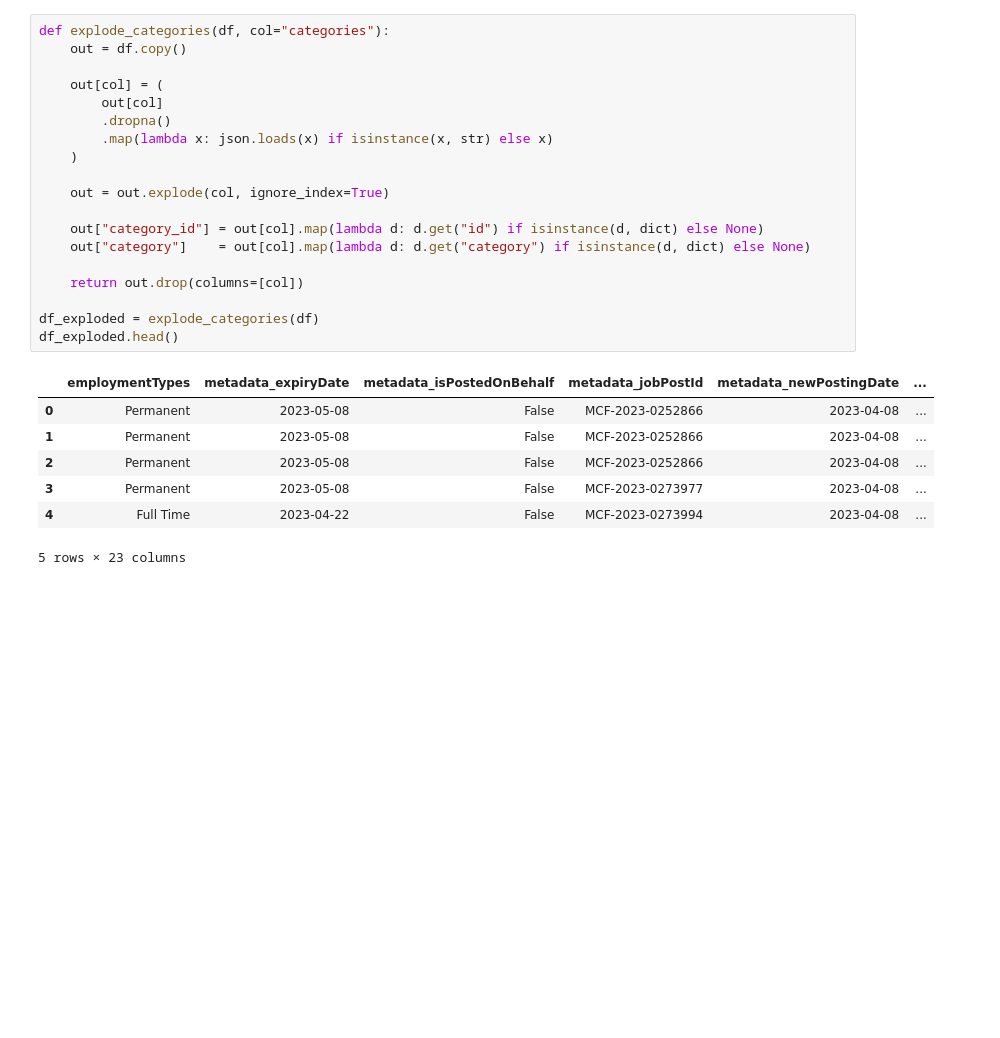
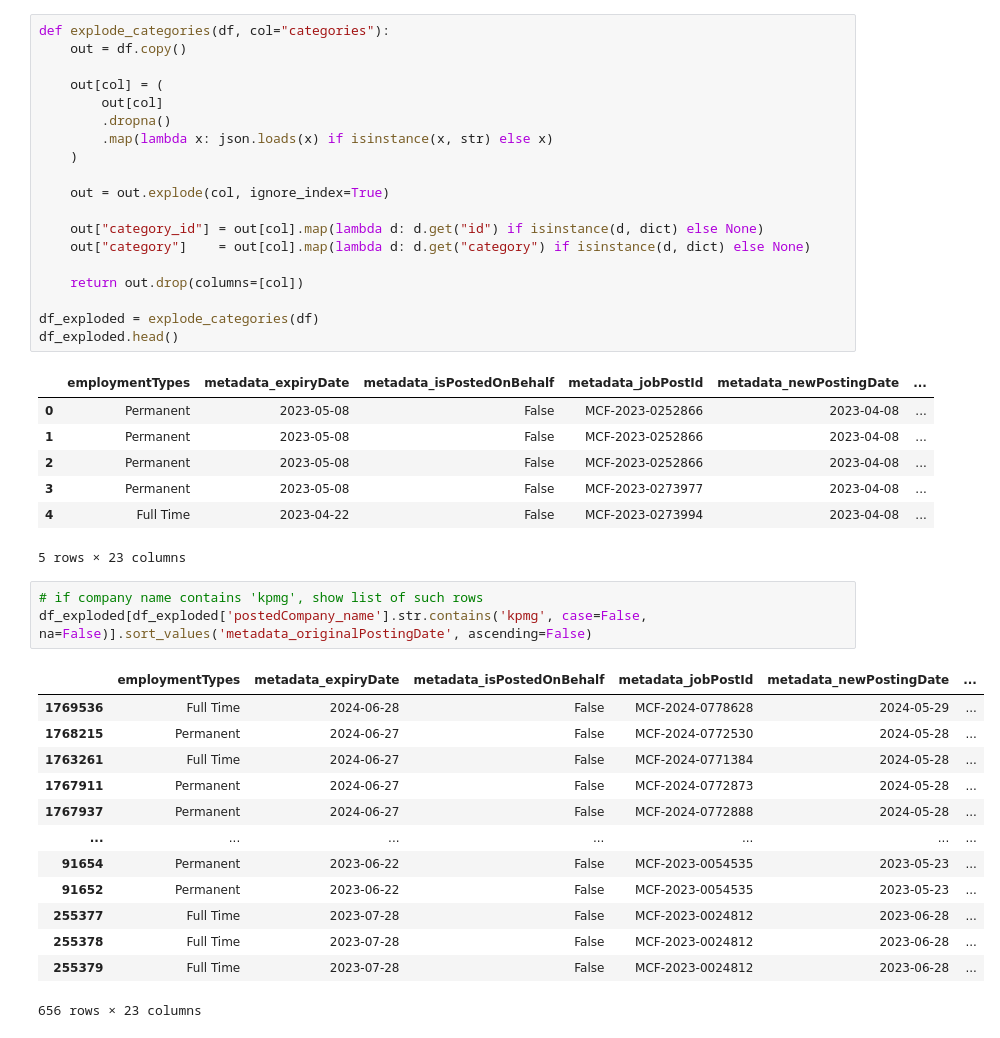
Before and after one commit to zacangzz/ntu-sctp-m1-capstone, a Jupyter notebook: sgjobdata.ipynb, the cells around one changed output. Cells and saved outputs as stored; diff of their text form; blank space fills up the shorter version.

```diff
--- a/sgjobdata.ipynb
+++ b/sgjobdata.ipynb
@@ -63,3 +63,20 @@ df_exploded.head()
 | 3 | Permanent | 2023-05-08 | False | MCF-2023-0273977 | 2023-04-08 | ... |
 | 4 | Full Time | 2023-04-22 | False | MCF-2023-0273994 | 2023-04-08 | ... |
 5 rows × 23 columns
+# %%
+# if company name contains 'kpmg', show list of such rows
+df_exploded[df_exploded['postedCompany_name'].str.contains('kpmg', case=False, na=False)].sort_values('metadata_originalPostingDate', ascending=False)
+# %% [output]
+|  | employmentTypes | metadata_expiryDate | metadata_isPostedOnBehalf | metadata_jobPostId | metadata_newPostingDate | ... |
+| 1769536 | Full Time | 2024-06-28 | False | MCF-2024-0778628 | 2024-05-29 | ... |
+| 1768215 | Permanent | 2024-06-27 | False | MCF-2024-0772530 | 2024-05-28 | ... |
+| 1763261 | Full Time | 2024-06-27 | False | MCF-2024-0771384 | 2024-05-28 | ... |
+| 1767911 | Permanent | 2024-06-27 | False | MCF-2024-0772873 | 2024-05-28 | ... |
+| 1767937 | Permanent | 2024-06-27 | False | MCF-2024-0772888 | 2024-05-28 | ... |
+| ... | ... | ... | ... | ... | ... | ... |
+| 91654 | Permanent | 2023-06-22 | False | MCF-2023-0054535 | 2023-05-23 | ... |
+| 91652 | Permanent | 2023-06-22 | False | MCF-2023-0054535 | 2023-05-23 | ... |
+| 255377 | Full Time | 2023-07-28 | False | MCF-2023-0024812 | 2023-06-28 | ... |
+| 255378 | Full Time | 2023-07-28 | False | MCF-2023-0024812 | 2023-06-28 | ... |
+| 255379 | Full Time | 2023-07-28 | False | MCF-2023-0024812 | 2023-06-28 | ... |
+656 rows × 23 columns
```
Also changed, not shown: parts of 2 cells of this notebook.
